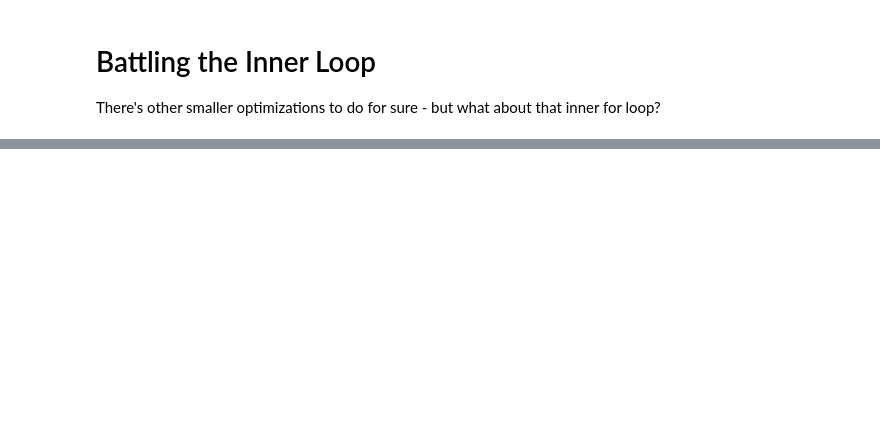
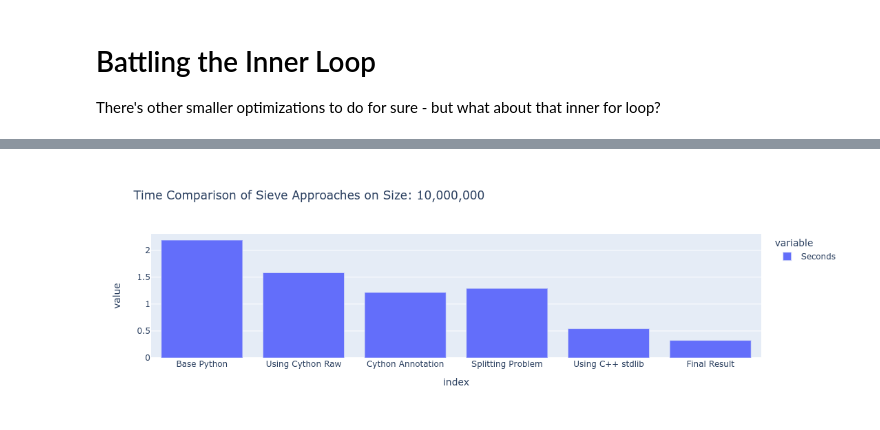
Before and after one commit to Andesha/sharcnet-cython, a Jupyter notebook: reference.ipynb, the cells around one changed output, grey strips where cells are left out. Drawn from its saved outputs; the diff is of its cells as text; code cells hidden in the pictures; blank space fills up the shorter version.

```diff
--- a/reference.ipynb
+++ b/reference.ipynb
@@ -283,0 +320,3 @@ prime_list = sieve_print_fin(table)
+# %%
+compare_approach(10_000_000)
+# %% [output]
@@ -283,0 +329 @@ prime_list = sieve_print_fin(table)
+[figure, added]
```
Also changed, not shown: parts of 15 cells of this notebook.
